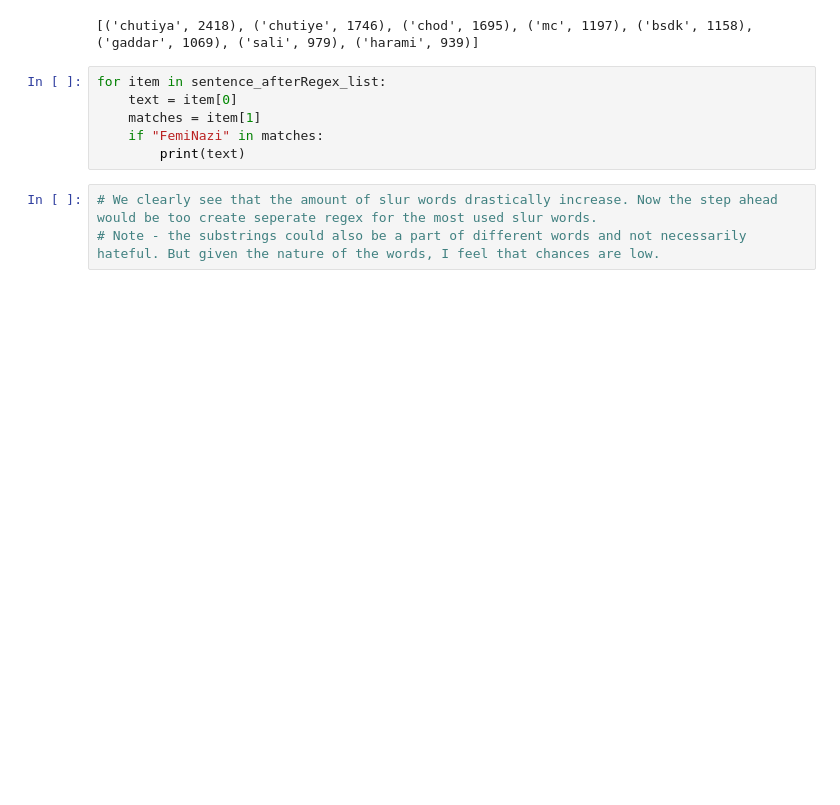
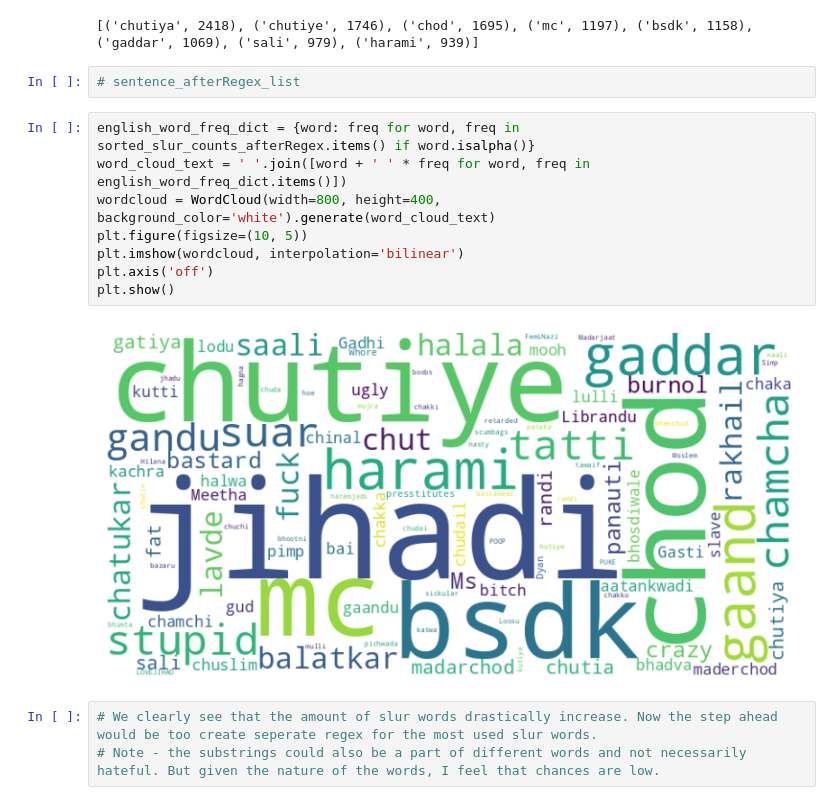
Before and after one commit to aatmanvaidya/Sentiment-Analysis-of-Online-Harassment-Towards-Women-Wrestlers, a Jupyter notebook: youtube_comments_analysis.ipynb, the cells around one changed output. Saved outputs shown, nothing was run; the diff lists cells and outputs as text; blank space fills up the shorter version.

```diff
--- a/youtube_comments_analysis.ipynb
+++ b/youtube_comments_analysis.ipynb
@@ -209,12 +223,18 @@ sorted_slur_counts_afterRegex = dict(sorted(slur_counts_afterRegex.items(), key=
 print(list(sorted_slur_counts_afterRegex.items())[:8])
 # %% [output]
 [('chutiya', 2418), ('chutiye', 1746), ('chod', 1695), ('mc', 1197), ('bsdk', 1158), ('gaddar', 1069), ('sali', 979), ('harami', 939)]
-# %%
-for item in sentence_afterRegex_list:
-    text = item[0]
-    matches = item[1]
-    if "FemiNazi" in matches:
-        print(text)
+# %%
+# sentence_afterRegex_list
+# %%
+english_word_freq_dict = {word: freq for word, freq in sorted_slur_counts_afterRegex.items() if word.isalpha()}
+word_cloud_text = ' '.join([word + ' ' * freq for word, freq in english_word_freq_dict.items()])
+wordcloud = WordCloud(width=800, height=400, background_color='white').generate(word_cloud_text)
+plt.figure(figsize=(10, 5))
+plt.imshow(wordcloud, interpolation='bilinear')
+plt.axis('off')
+plt.show()
+# %% [output]
+[figure, added]
 # %%
 # We clearly see that the amount of slur words drastically increase. Now the step ahead would be too create seperate regex for the most used slur words.
 # Note - the substrings could also be a part of different words and not necessarily hateful. But given the nature of the words, I feel that chances are low.
```
Also changed, not shown: parts of 56 cells of this notebook, 1 other file.
